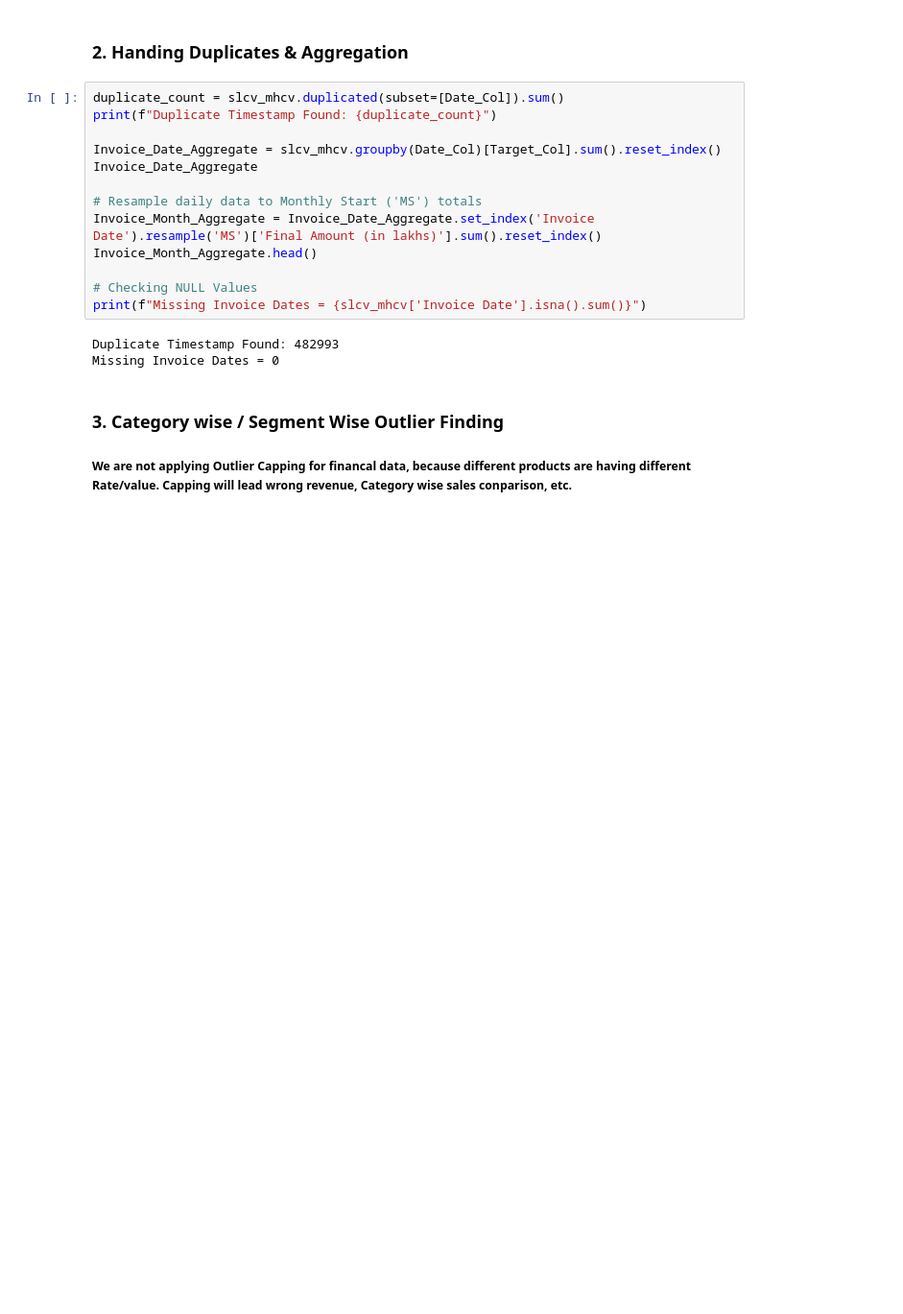
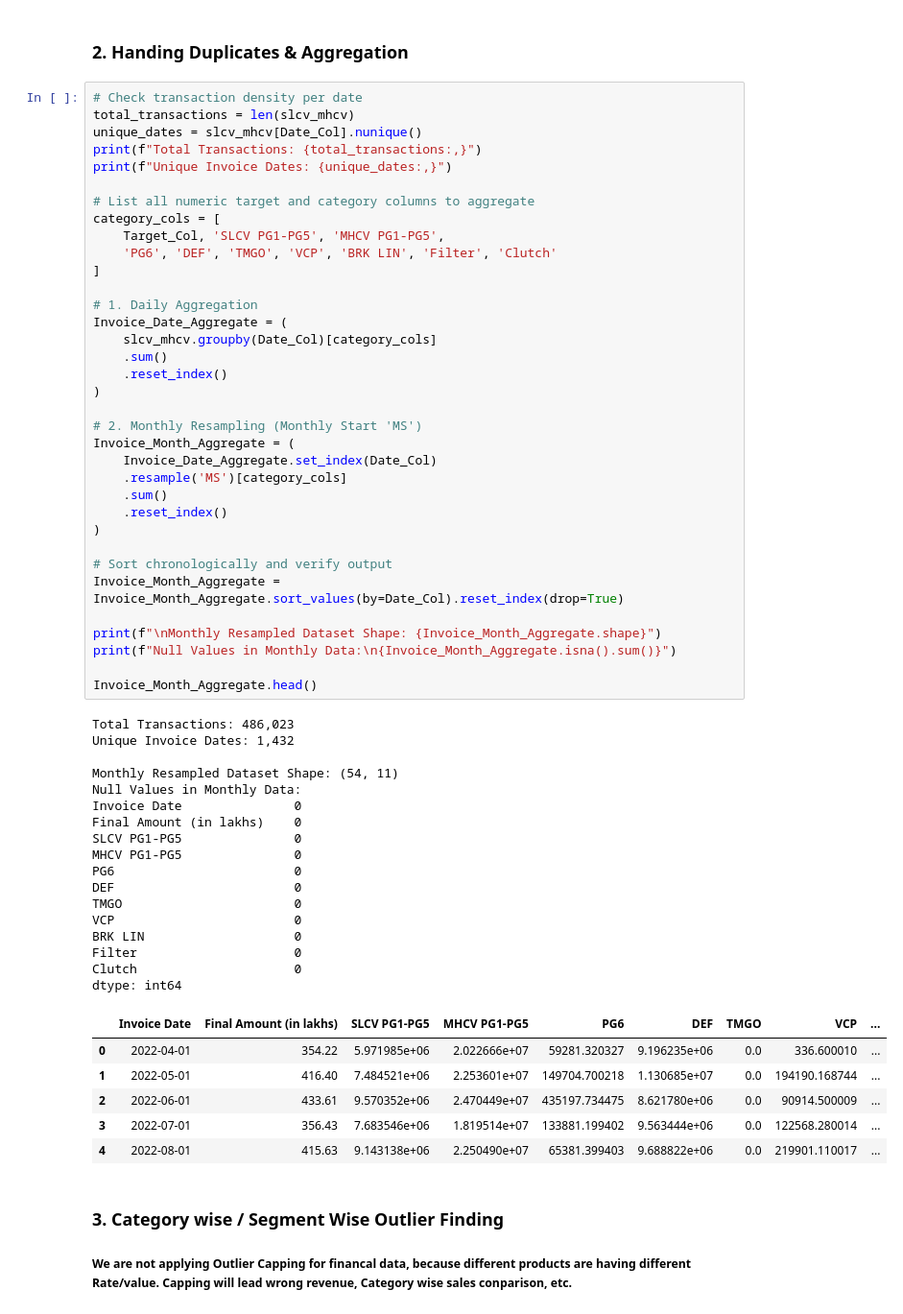
Before and after one commit to mkp-data-analyst/P2_SALES_FORECASTING, a Jupyter notebook: REPORT_2.ipynb, the cells around one changed output. Shown at 96% size. Drawn from its saved outputs; the diff is of its cells as text; blank space fills up the shorter version.

```diff
--- a/REPORT_2.ipynb
+++ b/REPORT_2.ipynb
@@ -79,21 +241,64 @@ Invalid Date and Null delivery date is zero. No required for further correcting
 # %% [markdown]
 ### 2. Handing Duplicates & Aggregation
 # %%
-duplicate_count = slcv_mhcv.duplicated(subset=[Date_Col]).sum()
-print(f"Duplicate Timestamp Found: {duplicate_count}")
+# Check transaction density per date
+total_transactions = len(slcv_mhcv)
+unique_dates = slcv_mhcv[Date_Col].nunique()
+print(f"Total Transactions: {total_transactions:,}")
+print(f"Unique Invoice Dates: {unique_dates:,}")
 
-Invoice_Date_Aggregate = slcv_mhcv.groupby(Date_Col)[Target_Col].sum().reset_index()
-Invoice_Date_Aggregate
+# List all numeric target and category columns to aggregate
+category_cols = [
+    Target_Col, 'SLCV PG1-PG5', 'MHCV PG1-PG5',
+    'PG6', 'DEF', 'TMGO', 'VCP', 'BRK LIN', 'Filter', 'Clutch'
+]
 
-# Resample daily data to Monthly Start ('MS') totals
-Invoice_Month_Aggregate = Invoice_Date_Aggregate.set_index('Invoice Date').resample('MS')['Final Amount (in lakhs)'].sum().reset_index()
+# 1. Daily Aggregation
+Invoice_Date_Aggregate = (
+    slcv_mhcv.groupby(Date_Col)[category_cols]
+    .sum()
+    .reset_index()
+)
+
+# 2. Monthly Resampling (Monthly Start 'MS')
+Invoice_Month_Aggregate = (
+    Invoice_Date_Aggregate.set_index(Date_Col)
+    .resample('MS')[category_cols]
+    .sum()
+    .reset_index()
+)
+
+# Sort chronologically and verify output
+Invoice_Month_Aggregate = Invoice_Month_Aggregate.sort_values(by=Date_Col).reset_index(drop=True)
+
+print(f"\nMonthly Resampled Dataset Shape: {Invoice_Month_Aggregate.shape}")
+print(f"Null Values in Monthly Data:\n{Invoice_Month_Aggregate.isna().sum()}")
+
 Invoice_Month_Aggregate.head()
-
-# Checking NULL Values
-print(f"Missing Invoice Dates = {slcv_mhcv['Invoice Date'].isna().sum()}")
 # %% [output]
-Duplicate Timestamp Found: 482993
-Missing Invoice Dates = 0
+Total Transactions: 486,023
+Unique Invoice Dates: 1,432
+
+Monthly Resampled Dataset Shape: (54, 11)
+Null Values in Monthly Data:
+Invoice Date               0
+Final Amount (in lakhs)    0
+SLCV PG1-PG5               0
+MHCV PG1-PG5               0
+PG6                        0
+DEF                        0
+TMGO                       0
+VCP                        0
+BRK LIN                    0
+Filter                     0
+Clutch                     0
+dtype: int64
+|  | Invoice Date | Final Amount (in lakhs) | SLCV PG1-PG5 | MHCV PG1-PG5 | PG6 | DEF | TMGO | VCP | ... |
+| 0 | 2022-04-01 | 354.22 | 5.971985e+06 | 2.022666e+07 | 59281.320327 | 9.196235e+06 | 0.0 | 336.600010 | ... |
+| 1 | 2022-05-01 | 416.40 | 7.484521e+06 | 2.253601e+07 | 149704.700218 | 1.130685e+07 | 0.0 | 194190.168744 | ... |
+| 2 | 2022-06-01 | 433.61 | 9.570352e+06 | 2.470449e+07 | 435197.734475 | 8.621780e+06 | 0.0 | 90914.500009 | ... |
+| 3 | 2022-07-01 | 356.43 | 7.683546e+06 | 1.819514e+07 | 133881.199402 | 9.563444e+06 | 0.0 | 122568.280014 | ... |
+| 4 | 2022-08-01 | 415.63 | 9.143138e+06 | 2.250490e+07 | 65381.399403 | 9.688822e+06 | 0.0 | 219901.110017 | ... |
 # %% [markdown]
 ### 3. Category wise / Segment Wise Outlier Finding
 ##### We are not applying Outlier Capping for financal data, because different products are having different Rate/value. Capping will lead wrong revenue, Category wise sales conparison, etc.
```
Also changed, not shown: parts of 24 cells of this notebook.
